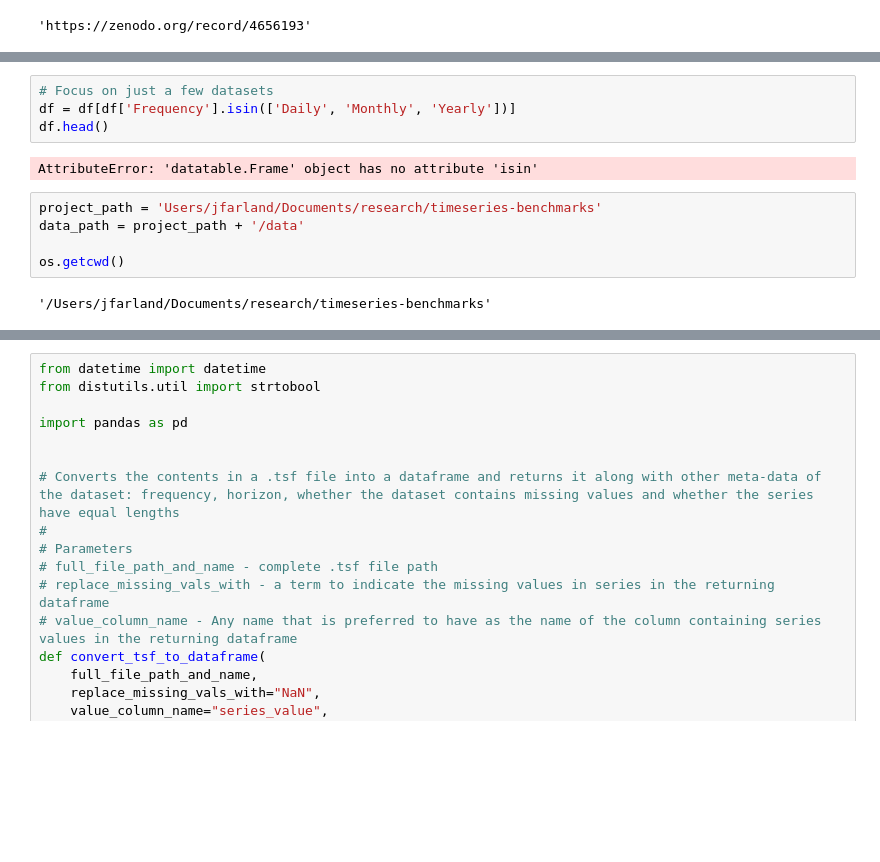
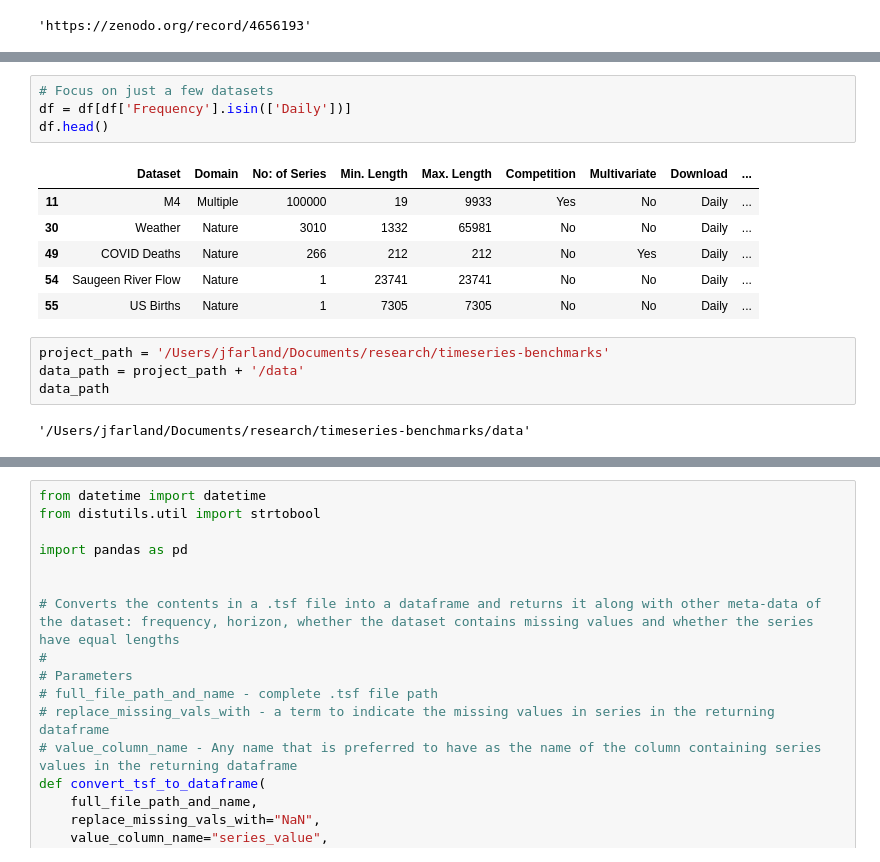
Before and after one commit to jfarland/timeseries-benchmarks, a Jupyter notebook: retrieve-benchmark-data.ipynb, the cells around one changed output, grey strips where cells are left out. Saved outputs shown, nothing was run; the diff lists cells and outputs as text; blank space fills up the shorter version.

```diff
--- a/retrieve-benchmark-data.ipynb
+++ b/retrieve-benchmark-data.ipynb
@@ -301,14 +282,18 @@ def retrieve_monash_df(url, destination):
 #retrieve_monash_df(df['URL'][1])
 # %%
 # Focus on just a few datasets
-df = df[df['Frequency'].isin(['Daily', 'Monthly', 'Yearly'])]
+df = df[df['Frequency'].isin(['Daily'])]
 df.head()
 # %% [output]
-AttributeError: 'datatable.Frame' object has no attribute 'isin'
+|  | Dataset | Domain | No: of Series | Min. Length | Max. Length | Competition | Multivariate | Download | ... |
+| 11 | M4 | Multiple | 100000 | 19 | 9933 | Yes | No | Daily | ... |
+| 30 | Weather | Nature | 3010 | 1332 | 65981 | No | No | Daily | ... |
+| 49 | COVID Deaths | Nature | 266 | 212 | 212 | No | Yes | Daily | ... |
+| 54 | Saugeen River Flow | Nature | 1 | 23741 | 23741 | No | No | Daily | ... |
+| 55 | US Births | Nature | 1 | 7305 | 7305 | No | No | Daily | ... |
 # %%
-project_path = 'Users/jfarland/Documents/research/timeseries-benchmarks'
+project_path = '/Users/jfarland/Documents/research/timeseries-benchmarks'
 data_path = project_path + '/data'
-
-os.getcwd()
+data_path
 # %% [output]
-'/Users/jfarland/Documents/research/timeseries-benchmarks'
+'/Users/jfarland/Documents/research/timeseries-benchmarks/data'
```
Also changed, not shown: parts of 10 cells of this notebook, 2 other files.
